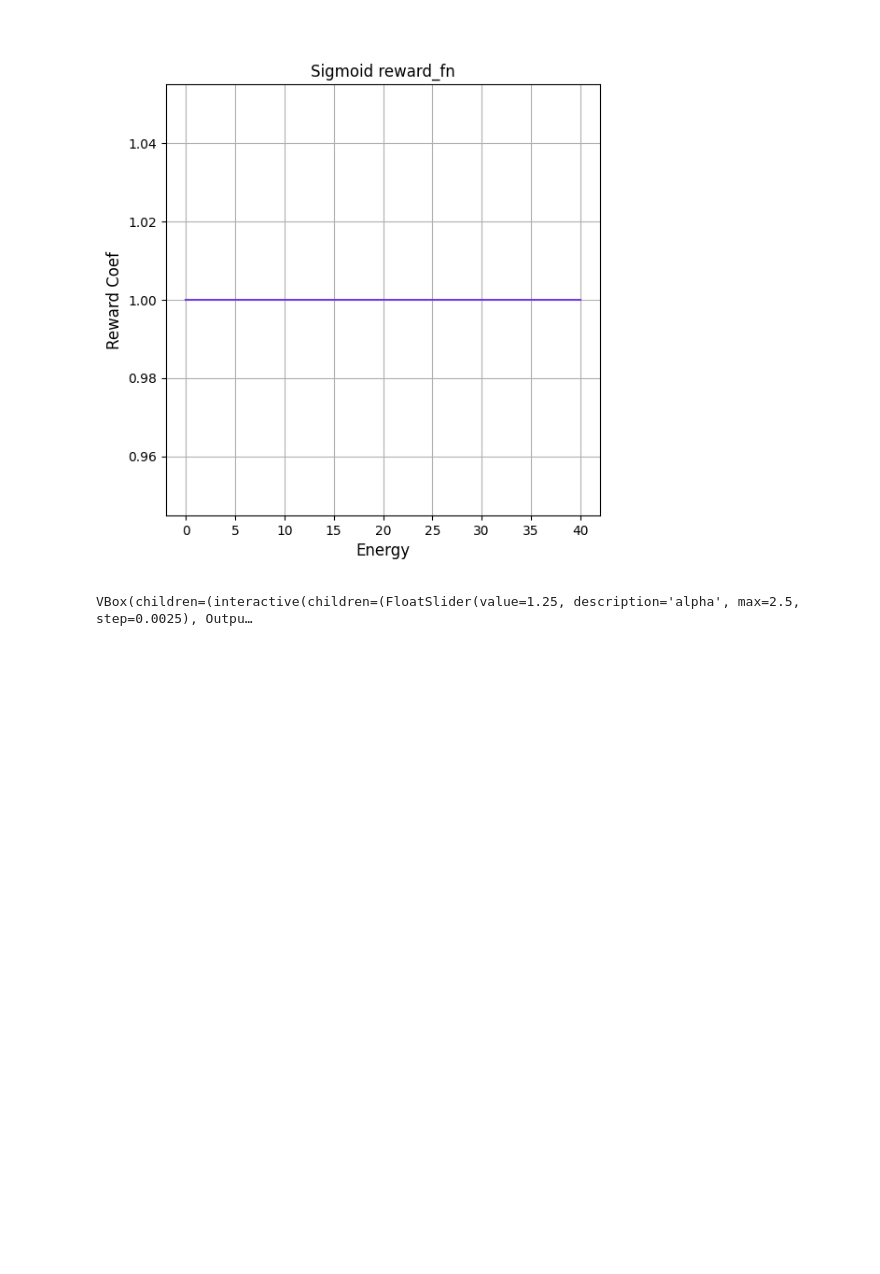
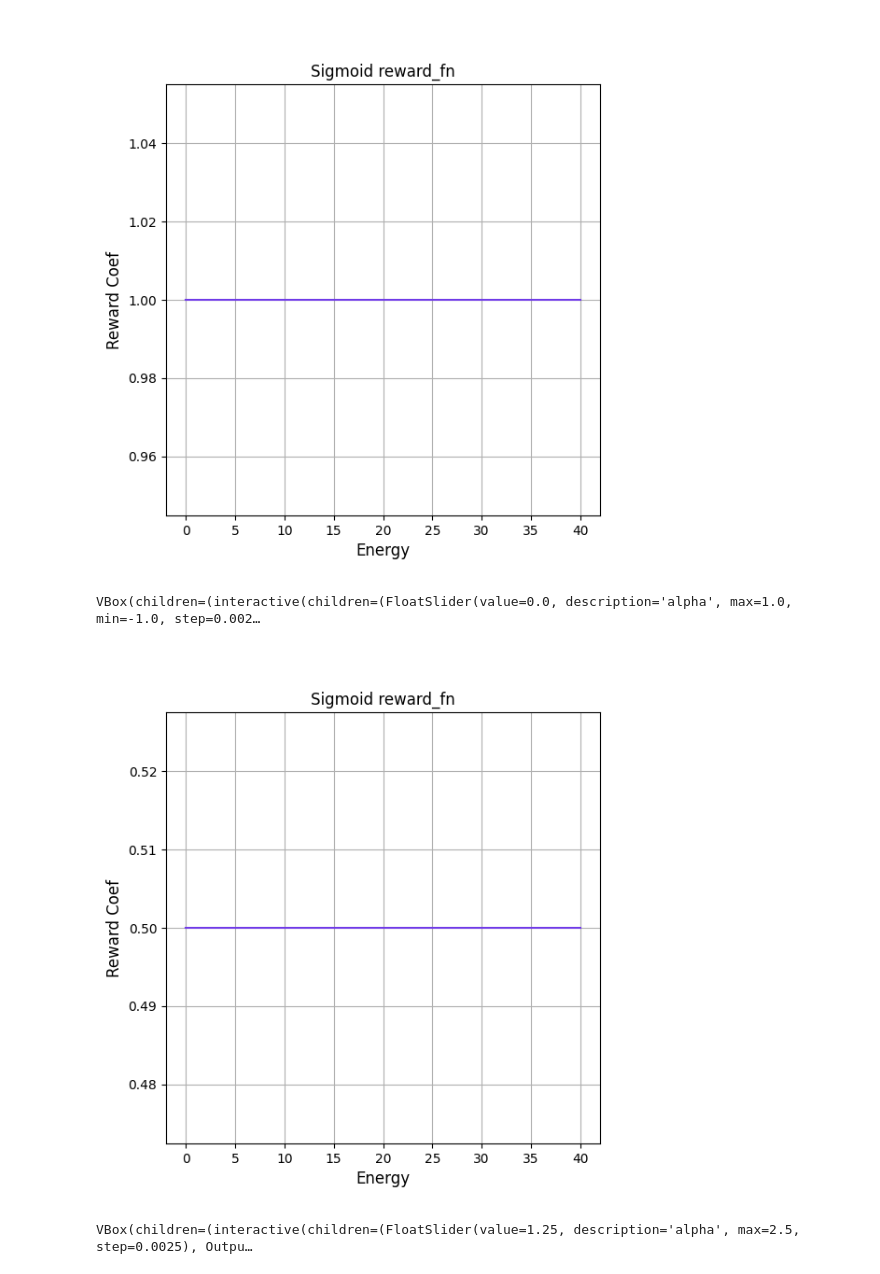
Before and after one commit to oist/emevo, a Jupyter notebook: notebooks/reward_fn.ipynb, the cells around one changed output. Drawn from its saved outputs; the diff is of its cells as text; code cells hidden in the pictures; blank space fills up the shorter version.

Commit message:
delayed-se reward

```diff
--- a/notebooks/reward_fn.ipynb
+++ b/notebooks/reward_fn.ipynb
@@ -75,6 +75,11 @@ sigmoid_reward_widget(lambda e, a: 2.0 / (1.0 + np.exp(- e * a)) - (a > 0))
 # %% [output]
 VBox(children=(interactive(children=(FloatSlider(value=0.0, description='alpha', max=1.0, min=-1.0, step=0.002…
 [figure]
+# %%
+sigmoid_reward_widget(lambda e, a: 1.0 / (1.0 + np.exp(e * (a < 0) - e * (a > 0) + 20 * a)))
+# %% [output]
+VBox(children=(interactive(children=(FloatSlider(value=0.0, description='alpha', max=1.0, min=-1.0, step=0.002…
+[figure, added]
 # %%
 def sinh_reward_widget(
     f,
```
Also changed, not shown: 4 other files.
